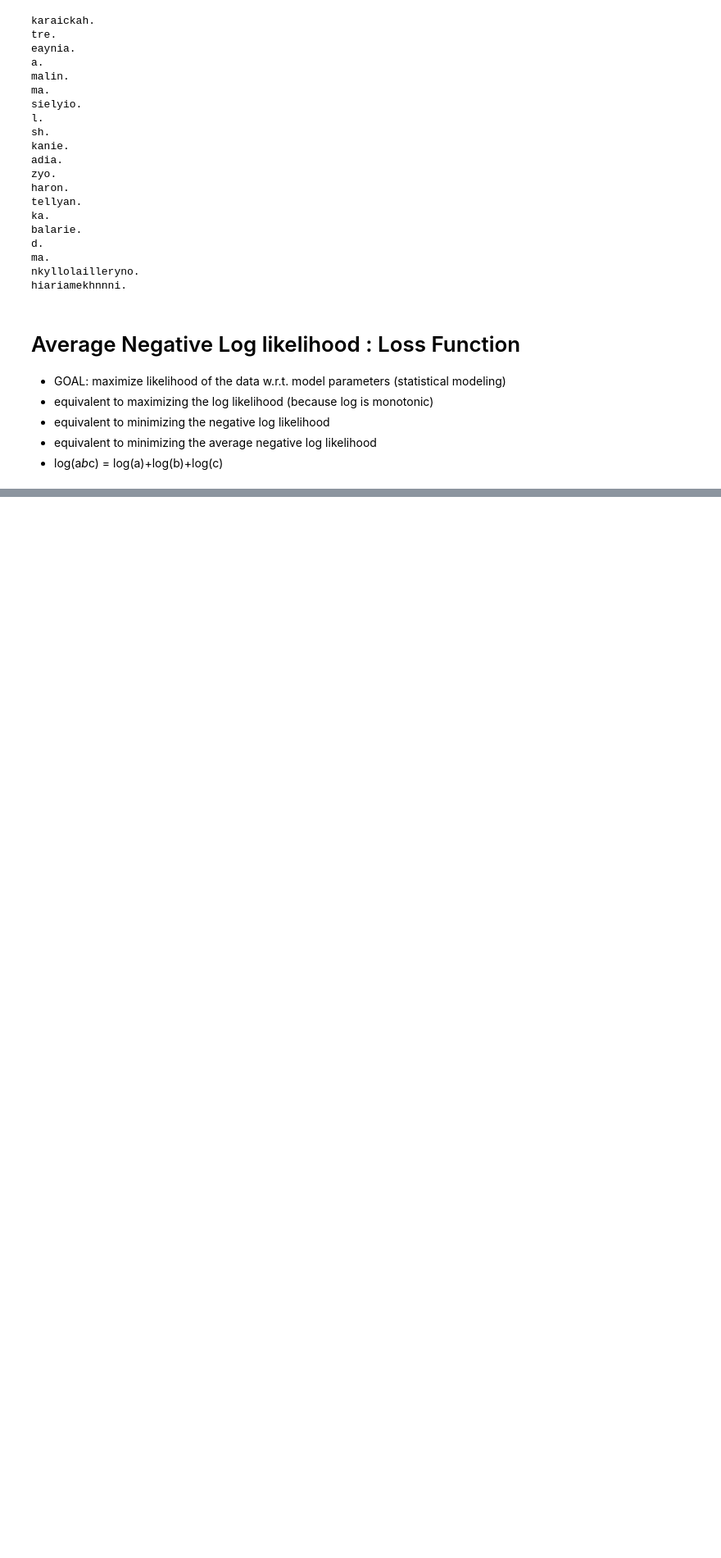
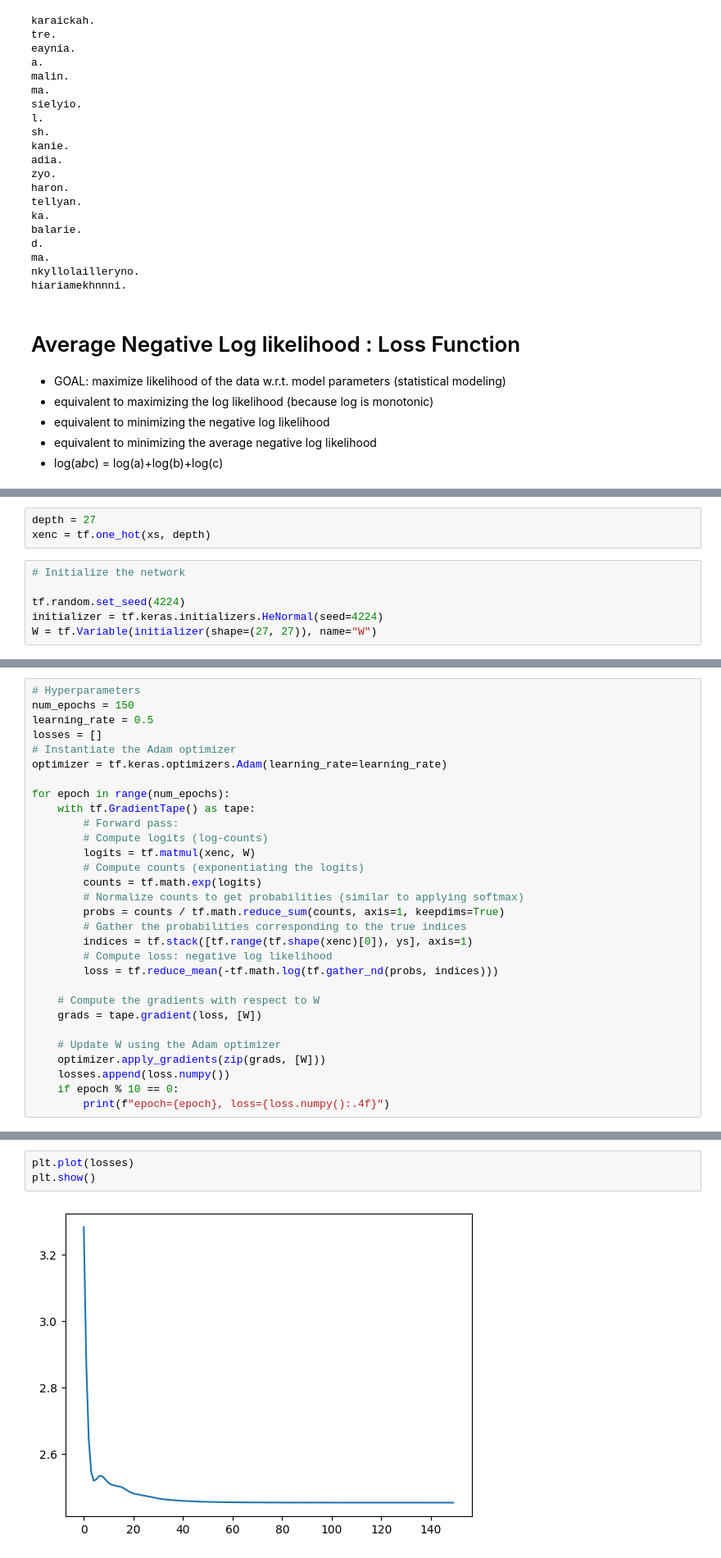
Before and after one commit to AshishRaj04/makemore, a Jupyter notebook: makemore.ipynb, the cells around one changed output, grey strips where cells are left out. Shown at 82% size. Cells and saved outputs as stored; diff of their text form; blank space fills up the shorter version.

```diff
--- a/makemore.ipynb
+++ b/makemore.ipynb
@@ -222,0 +240,9 @@ average_negative_log_likelihood=np.float64(-7.063613820679353)
+# %%
+depth = 27
+xenc = tf.one_hot(xs, depth)
+# %%
+# Initialize the network
+
+tf.random.set_seed(4224)
+initializer = tf.keras.initializers.HeNormal(seed=4224)
+W = tf.Variable(initializer(shape=(27, 27)), name="W")
@@ -222,0 +253,30 @@ average_negative_log_likelihood=np.float64(-7.063613820679353)
+# %%
+# Hyperparameters
+num_epochs = 150
+learning_rate = 0.5
+losses = []
+# Instantiate the Adam optimizer
+optimizer = tf.keras.optimizers.Adam(learning_rate=learning_rate)
+
+for epoch in range(num_epochs):
+    with tf.GradientTape() as tape:
+        # Forward pass:
+        # Compute logits (log-counts)
+        logits = tf.matmul(xenc, W)
+        # Compute counts (exponentiating the logits)
+        counts = tf.math.exp(logits)
+        # Normalize counts to get probabilities (similar to applying softmax)
+        probs = counts / tf.math.reduce_sum(counts, axis=1, keepdims=True)
+        # Gather the probabilities corresponding to the true indices
+        indices = tf.stack([tf.range(tf.shape(xenc)[0]), ys], axis=1)
+        # Compute loss: negative log likelihood
+        loss = tf.reduce_mean(-tf.math.log(tf.gather_nd(probs, indices)))
+
+    # Compute the gradients with respect to W
+    grads = tape.gradient(loss, [W])
+
+    # Update W using the Adam optimizer
+    optimizer.apply_gradients(zip(grads, [W]))
+    losses.append(loss.numpy())
+    if epoch % 10 == 0:
+        print(f"epoch={epoch}, loss={loss.numpy():.4f}")
@@ -222,0 +303,5 @@ average_negative_log_likelihood=np.float64(-7.063613820679353)
+# %%
+plt.plot(losses)
+plt.show()
+# %% [output]
+[figure, added]
```
Also changed, not shown: parts of 8 cells of this notebook.
